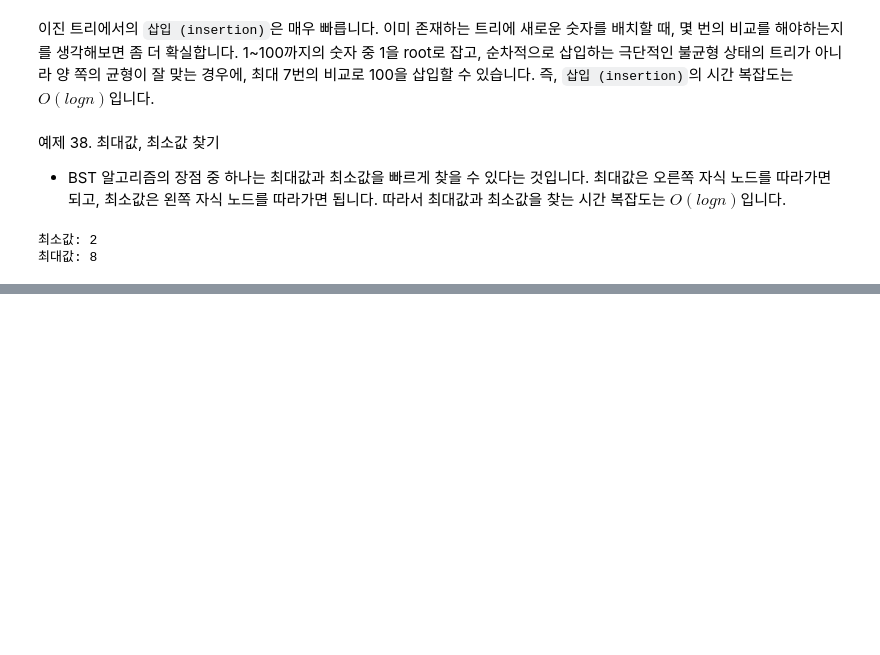
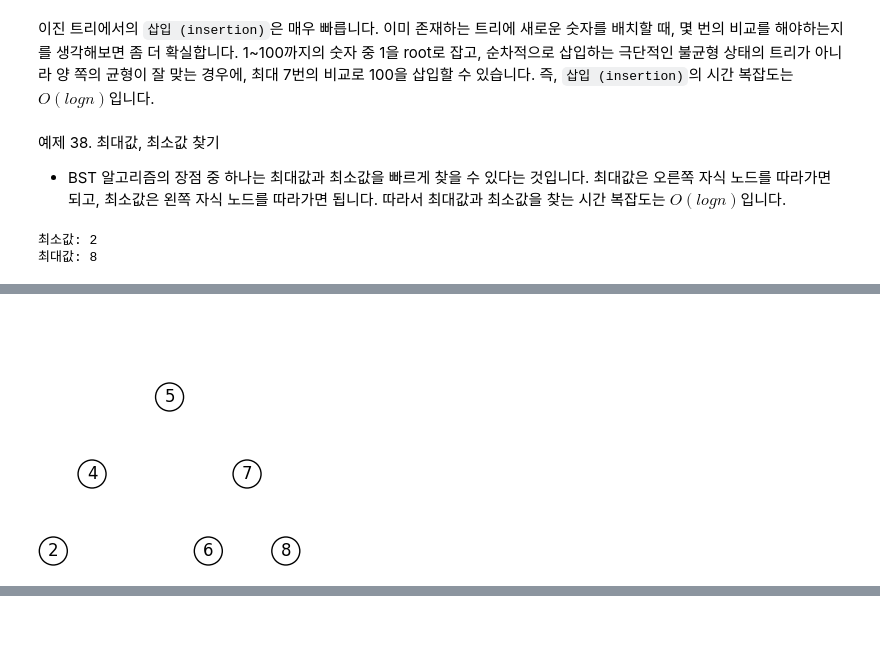
Before and after one commit to imbiotech/Boot_dev, a Jupyter notebook: 07.Data_structure_Tree.ipynb, the cells around one changed output, grey strips where cells are left out. Saved outputs shown, nothing was run; the diff lists cells and outputs as text; code cells hidden in the pictures; blank space fills up the shorter version.

```diff
--- a/07.Data_structure_Tree.ipynb
+++ b/07.Data_structure_Tree.ipynb
@@ -177,0 +202,92 @@ print("최대값:", root.get_max())  # 출력: 최대값: 8
+# %%
+class BSTNode:
+    def delete(self, val):
+        if self.val is None:
+            return None
+        if val < self.val:
+            if self.left is not None:
+                self.left = self.left.delete(val)
+        elif val > self.val:
+            if self.right is not None:
+                self.right = self.right.delete(val)
+        else:
+            if self.right is None:
+                return self.left
+            if self.left is None:
+                return self.right
+            successor_val = self.right.get_min()
+            self.val = successor_val
+            self.right = self.right.delete(successor_val)
+        return self
+
+    # don't touch below this line
+
+    def __init__(self, val=None):
+        self.left = None
+        self.right = None
+        self.val = val
+
+    def insert(self, val):
+        if self.val is None:
+            self.val = val
+            return
+
+        if self.val == val:
+            return
+
+        if val < self.val:
+            if self.left:
+                self.left.insert(val)
+                return
+            self.left = BSTNode(val)
+            return
+
+        if self.right:
+            self.right.insert(val)
+            return
+        self.right = BSTNode(val)
+
+    def get_min(self):
+        current = self
+        while current.left is not None:
+            current = current.left
+        return current.val
+
+    def get_max(self):
+        current = self
+        while current.right is not None:
+            current = current.right
+        return current.val
+
+# 테스트 코드
+root = BSTNode()
+root.insert(5)
+root.insert(3)
+root.insert(7)
+root.insert(2)
+root.insert(4)
+root.insert(6)
+root.insert(8)
+
+# 트리 시각화
+import matplotlib.pyplot as plt
+
+def draw_tree(node, x=0, y=0, level=1):
+    if node is not None:
+        plt.text(x, y, str(node.val), fontsize=12, ha='center', va='center',
+                 bbox=dict(facecolor='white', edgecolor='black', boxstyle='circle'))
+        draw_tree(node.left, x - 1 / (2 ** level), y - 1, level + 1)
+        draw_tree(node.right, x + 1 / (2 ** level), y - 1, level + 1)
+plt.figure(figsize=(2, 1))
+draw_tree(root)
+plt.axis('off')
+plt.show()
+
+root.delete(3)
+
+# 트리 시각화
+plt.figure(figsize=(2, 1))
+draw_tree(root)
+plt.axis('off')
+plt.show()
+# %% [output]
@@ -177,0 +295 @@ print("최대값:", root.get_max())  # 출력: 최대값: 8
+[figure, added]
```
Also changed, not shown: parts of 4 cells of this notebook, 4 other files.
